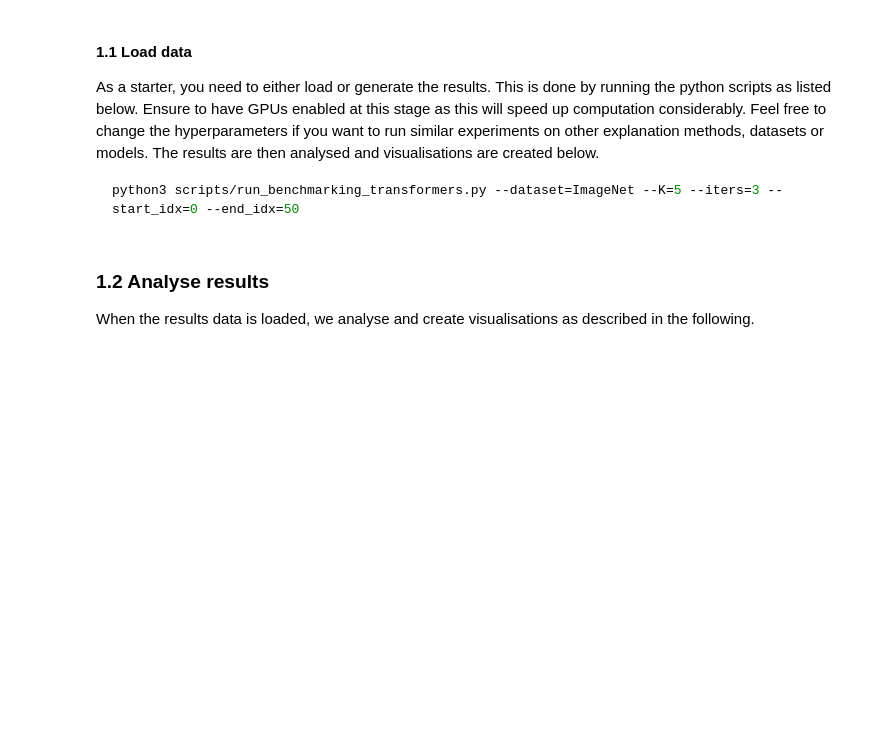
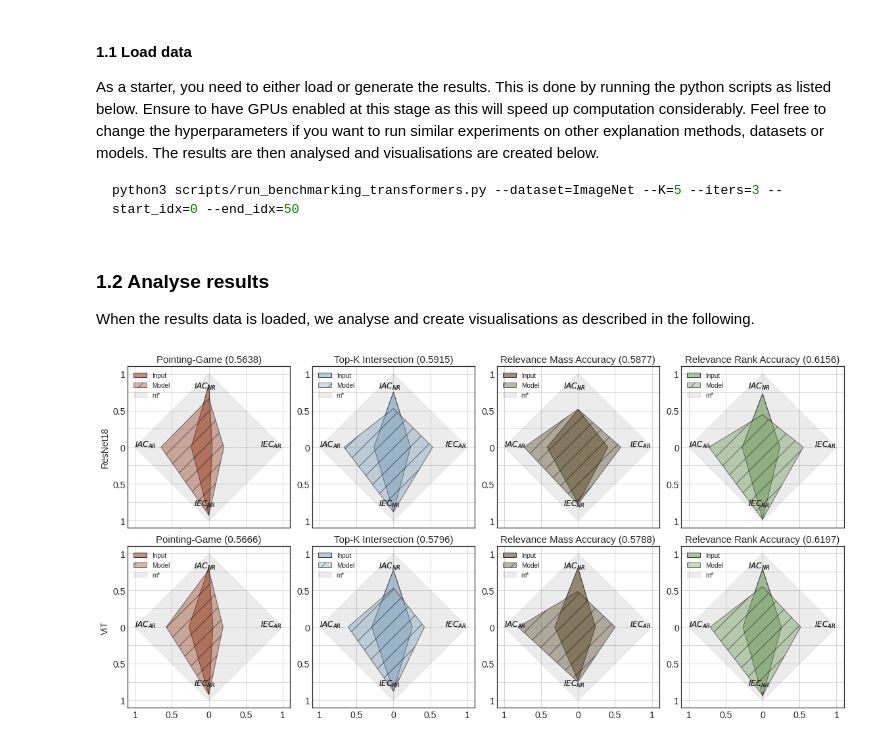
Before and after one commit to annahedstroem/MetaQuantus, a Jupyter notebook: tutorials/Tutorial-Reproduce-Experiments.ipynb, the cells around one changed output. Saved outputs shown, nothing was run; the diff lists cells and outputs as text; code cells hidden in the pictures; blank space fills up the shorter version.

```diff
--- a/tutorials/Tutorial-Reproduce-Experiments.ipynb
+++ b/tutorials/Tutorial-Reproduce-Experiments.ipynb
@@ -561,4 +555,20 @@ except:
 ### 1.2 Analyse results
 
 When the results data is loaded, we analyse and create visualisations as described in the following.
+# %%
+# Plotting settings.
+estimators = {"Localisation": ["Pointing-Game", "Top-K Intersection", "Relevance Mass Accuracy", "Relevance Rank Accuracy"],}
+colours = {
+    'Pointing-Game': "#b66a50",
+    'Top-K Intersection': "#9dbcd4",
+    'Relevance Mass Accuracy': "#7f7053",
+    'Relevance Rank Accuracy': "#8fb67b",
+ }
+kwargs = {"n_rows": len(models), "n_cols": len(list(estimators.values())[0]), "batches": batches}
+kwargs["figsize"] = (kwargs["n_cols"]*4, kwargs["n_rows"]*4)
+
+# Plot!
+plot_multiple_models_estimator_area(benchmarks=benchmarks_loc, estimators=estimators, dataset_name=dataset_name, colours=colours, save=True, path=PATH_ASSETS, **kwargs);
+# %% [output]
+[figure, added]
 # %%
```
Also changed, not shown: parts of 7 cells of this notebook.
